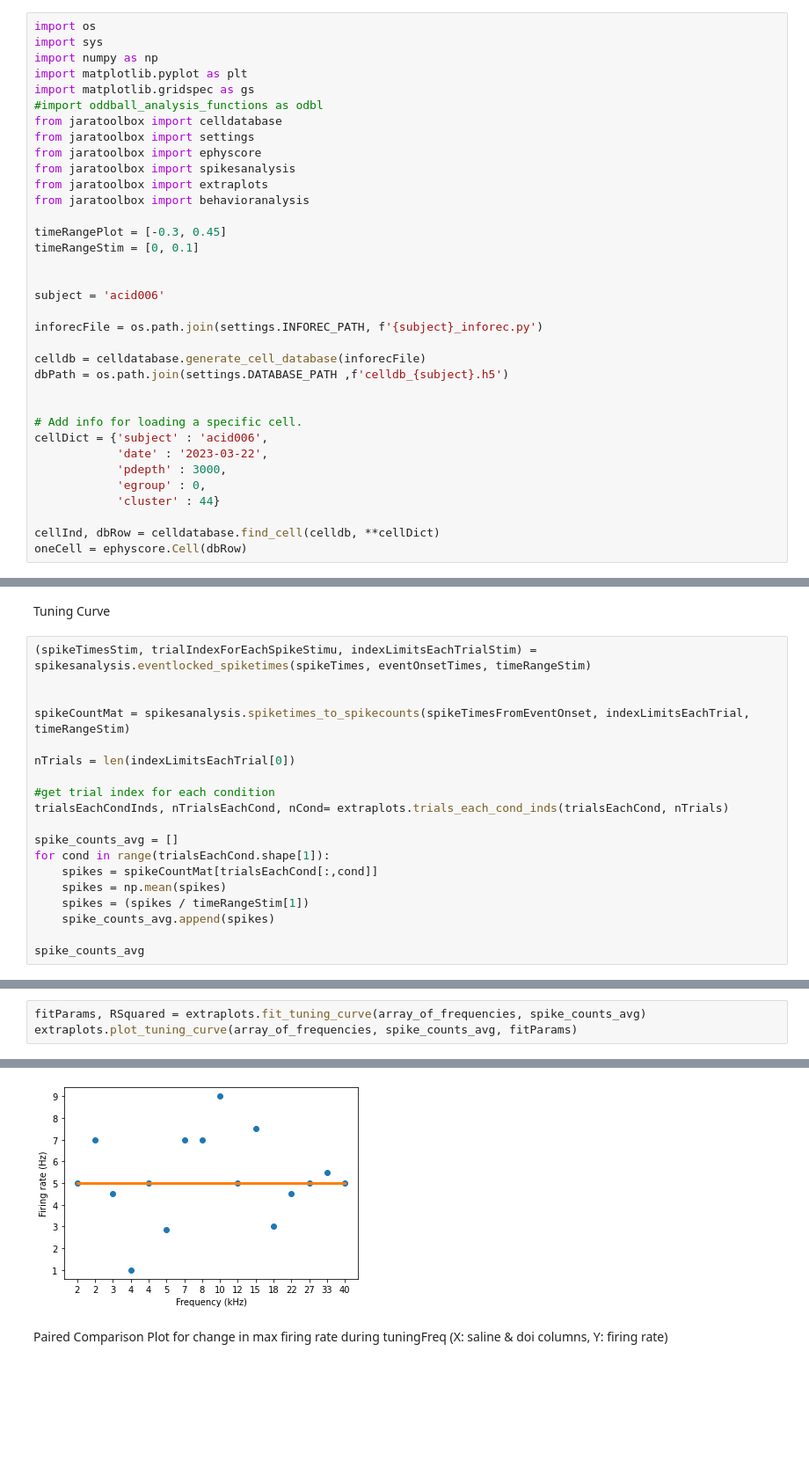
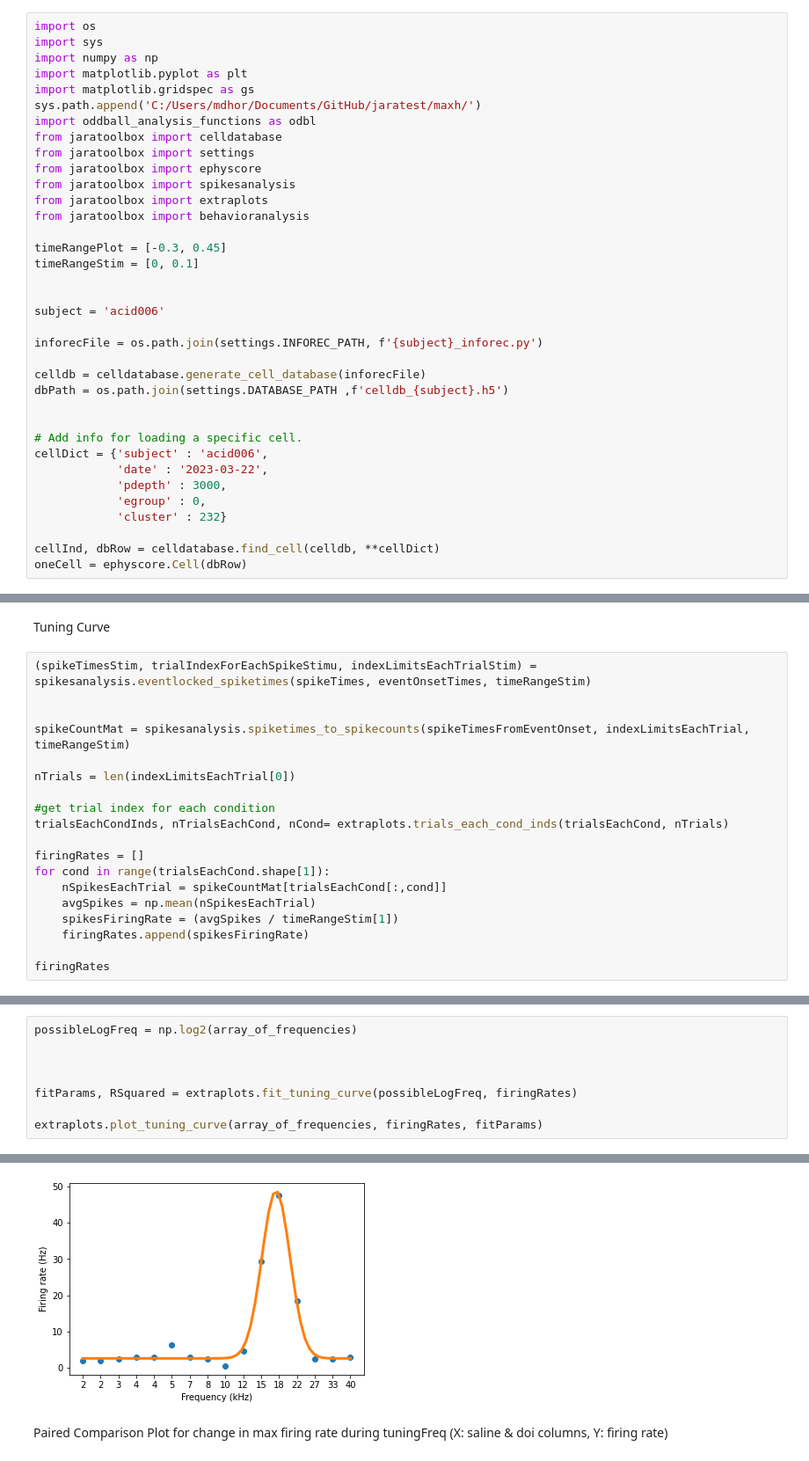
Before and after one commit to sjara/jaranotebooks, a Jupyter notebook: maxh/PseudoCodeForFigures.ipynb, the cells around one changed output, grey strips where cells are left out. Shown at 88% size. Cells and saved outputs as stored; diff of their text form; blank space fills up the shorter version.

```diff
--- a/maxh/PseudoCodeForFigures.ipynb
+++ b/maxh/PseudoCodeForFigures.ipynb
@@ -4,7 +4,8 @@ import sys
 import numpy as np
 import matplotlib.pyplot as plt
 import matplotlib.gridspec as gs
-#import oddball_analysis_functions as odbl
+sys.path.append('C:/Users/mdhor/Documents/GitHub/jaratest/maxh/')
+import oddball_analysis_functions as odbl
 from jaratoolbox import celldatabase
 from jaratoolbox import settings
 from jaratoolbox import ephyscore
@@ -29,7 +30,7 @@ cellDict = {'subject' : 'acid006',
             'date' : '2023-03-22',
             'pdepth' : 3000,
             'egroup' : 0,
-            'cluster' : 44}
+            'cluster' : 232}
 
 cellInd, dbRow = celldatabase.find_cell(celldb, **cellDict)
 oneCell = ephyscore.Cell(dbRow)
@@ -79,12 +80,12 @@ nTrials = len(indexLimitsEachTrial[0])
 #get trial index for each condition
 trialsEachCondInds, nTrialsEachCond, nCond= extraplots.trials_each_cond_inds(trialsEachCond, nTrials)
 
-spike_counts_avg = []
+firingRates = []
 for cond in range(trialsEachCond.shape[1]):
-    spikes = spikeCountMat[trialsEachCond[:,cond]]
-    spikes = np.mean(spikes)
-    spikes = (spikes / timeRangeStim[1])
-    spike_counts_avg.append(spikes)
+    nSpikesEachTrial = spikeCountMat[trialsEachCond[:,cond]]
+    avgSpikes = np.mean(nSpikesEachTrial)
+    spikesFiringRate = (avgSpikes / timeRangeStim[1])
+    firingRates.append(spikesFiringRate)
 
-spike_counts_avg
+firingRates
 # %% [output]
@@ -107,10 +108,15 @@ spike_counts_avg
 # %%
-fitParams, RSquared = extraplots.fit_tuning_curve(array_of_frequencies, spike_counts_avg)
-extraplots.plot_tuning_curve(array_of_frequencies, spike_counts_avg, fitParams)
+possibleLogFreq = np.log2(array_of_frequencies)
+
+
+
+fitParams, RSquared = extraplots.fit_tuning_curve(possibleLogFreq, firingRates)
+
+extraplots.plot_tuning_curve(array_of_frequencies, firingRates, fitParams)
 # %% [output]
 ([<matplotlib.lines.Line2D at 0x...>],
  [<matplotlib.lines.Line2D at 0x...>])
-[figure, old version]
+[figure, new version]
 # %% [markdown]
 Paired Comparison Plot for change in max firing rate during tuningFreq
 (X: saline & doi columns, Y: firing rate)
```
Also changed, not shown: parts of 20 cells of this notebook, 1 other file.
